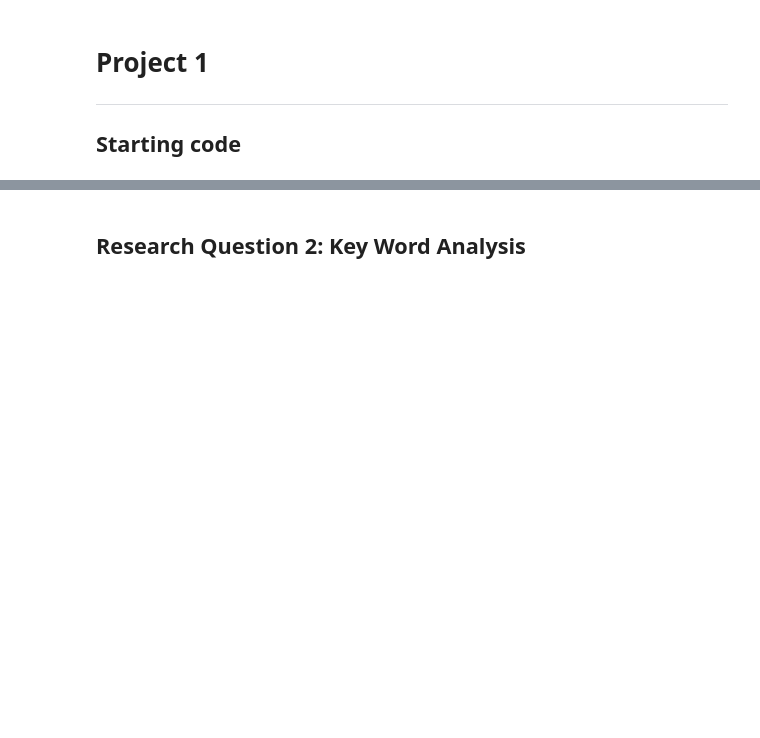
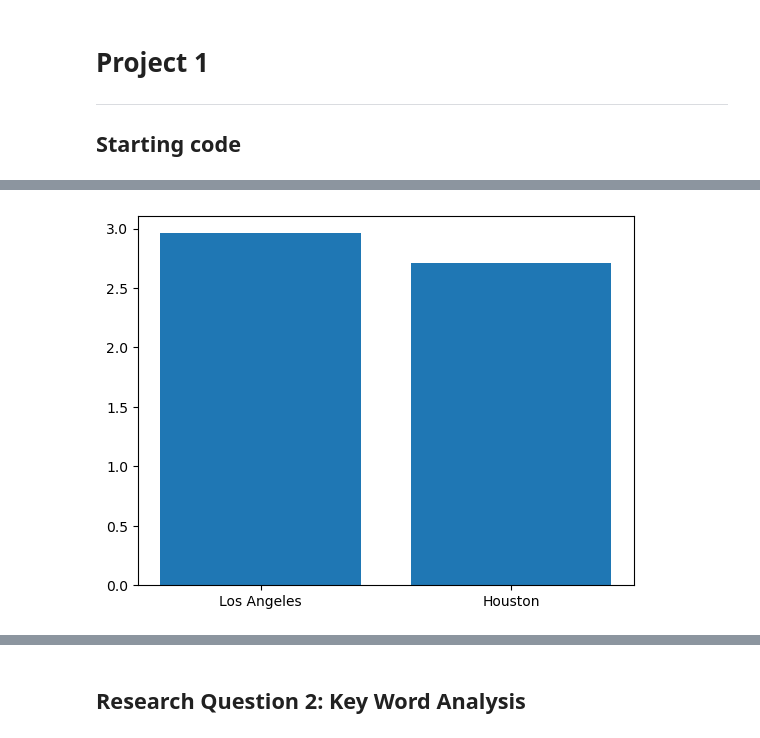
Before and after one commit to tonygana/project1, a Jupyter notebook: Group_Project_1.ipynb, the cells around one changed output, grey strips where cells are left out. Drawn from its saved outputs; the diff is of its cells as text; code cells hidden in the pictures; blank space fills up the shorter version.

```diff
--- a/Group_Project_1.ipynb
+++ b/Group_Project_1.ipynb
@@ -23,3 +111,11 @@ from API_keys import google_key
+# %%
+Avg1 =df_yelp.loc[df_yelp['Area']==location[0]]['Rating'].mean()
+Avg2 =df_yelp.loc[df_yelp['Area']==location[1]]['Rating'].mean()
+avg = [Avg1, Avg2]
+plt.bar(location,avg)
+plt.show()
+# %% [output]
+[figure, added]
 # %%
 # output the file as picture
 plt.savefig("Output/Geographical_Analysis.png")
```
Also changed, not shown: parts of 9 cells of this notebook, 4 other files.
